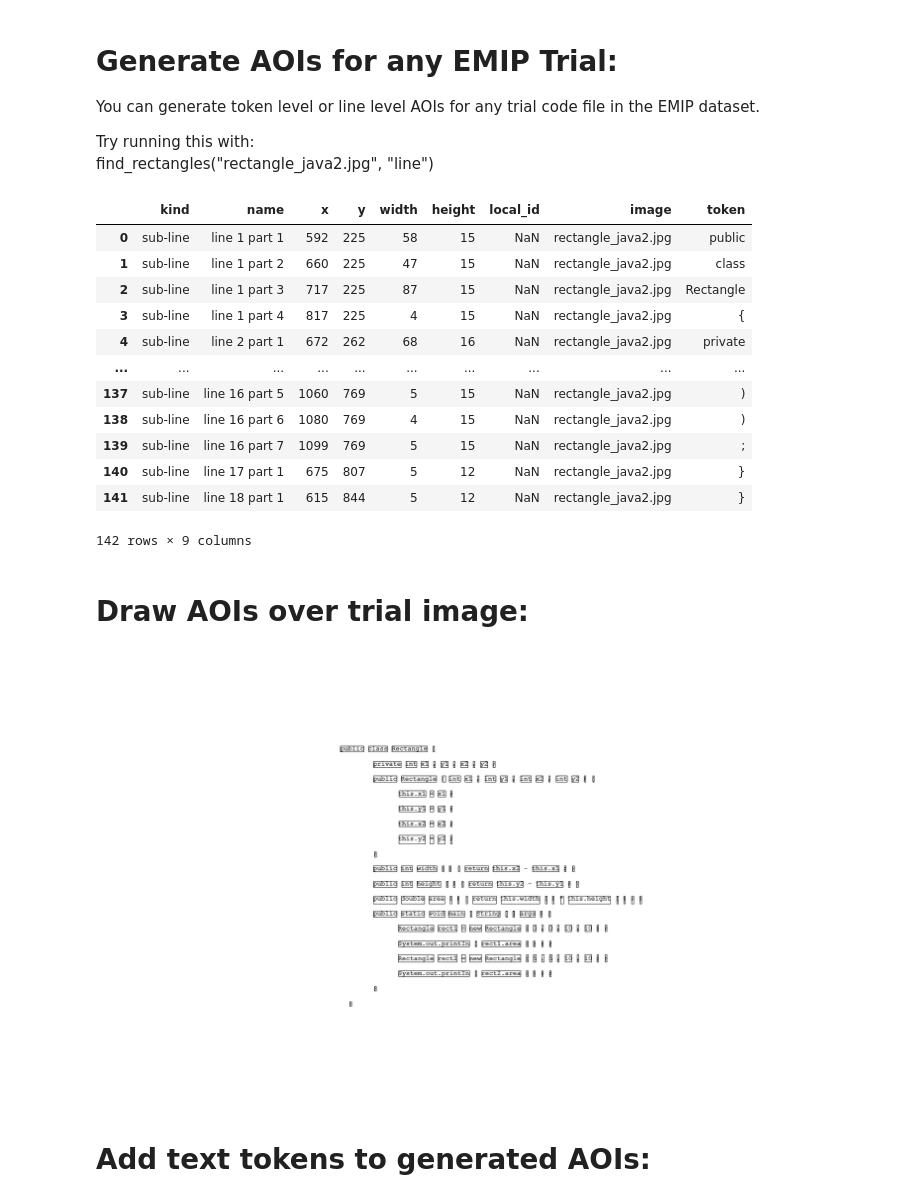
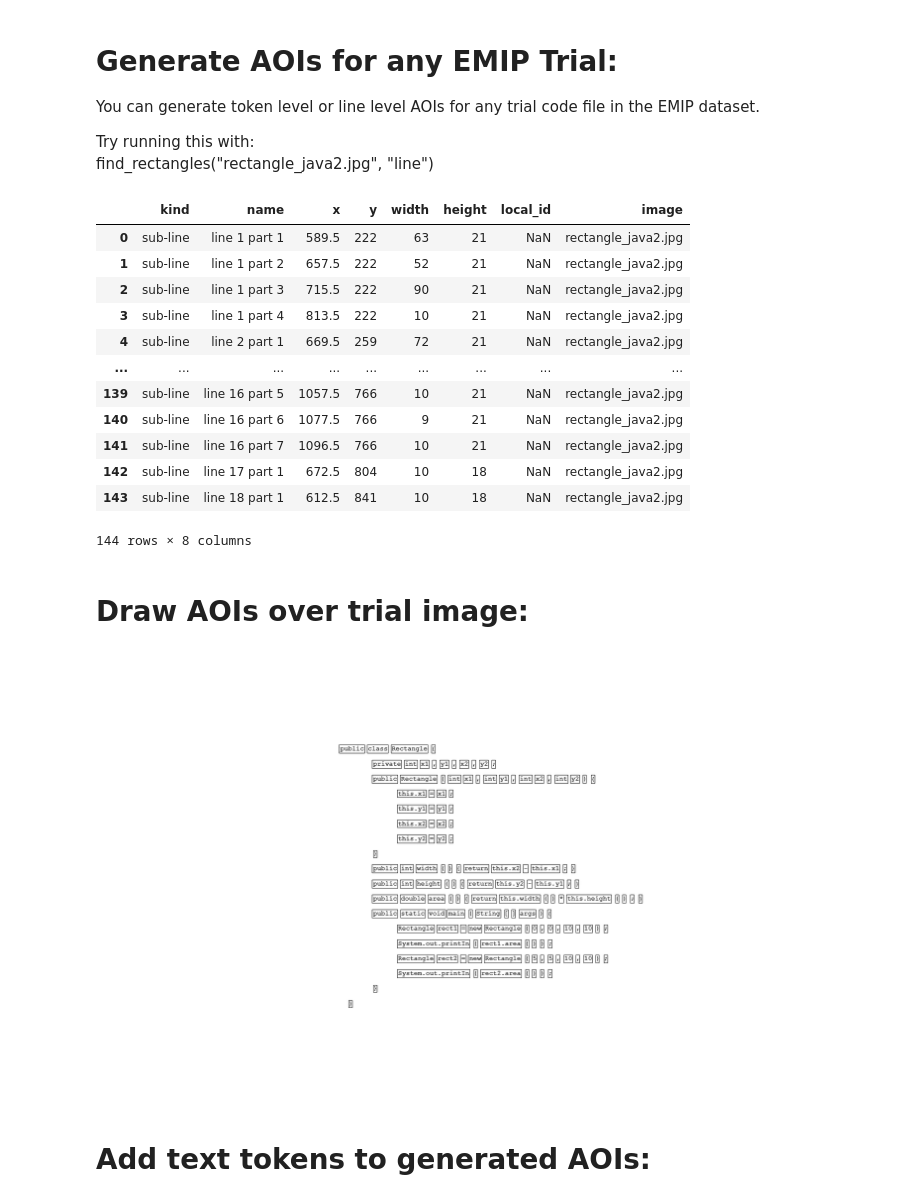
Before and after one commit to nalmadi/EMIP-Toolkit, a Jupyter notebook: EMIP Toolkit Examples.ipynb, the cells around one changed output. Drawn from its saved outputs; the diff is of its cells as text; code cells hidden in the pictures.

Commit message:
fixing a path bugs and updating example notebook

```diff
--- a/EMIP Toolkit Examples.ipynb
+++ b/EMIP Toolkit Examples.ipynb
@@ -136,22 +136,22 @@ You can generate token level or line level AOIs for any trial code file in the E
 Try running this with: <br>
 find_rectangles("rectangle_java2.jpg", "line")
 # %%
-aoi = TK.find_rectangles("rectangle_java2.jpg", "sub-line")
+aoi = TK.find_rectangles(images_path + "rectangle_java2.jpg", "sub-line")
 aoi
 # %% [output]
-|  | kind | name | x | y | width | height | local_id | image | token |
-| 0 | sub-line | line 1 part 1 | 592 | 225 | 58 | 15 | NaN | rectangle_java2.jpg | public |
-| 1 | sub-line | line 1 part 2 | 660 | 225 | 47 | 15 | NaN | rectangle_java2.jpg | class |
-| 2 | sub-line | line 1 part 3 | 717 | 225 | 87 | 15 | NaN | rectangle_java2.jpg | Rectangle |
-| 3 | sub-line | line 1 part 4 | 817 | 225 | 4 | 15 | NaN | rectangle_java2.jpg | { |
-| 4 | sub-line | line 2 part 1 | 672 | 262 | 68 | 16 | NaN | rectangle_java2.jpg | private |
-| ... | ... | ... | ... | ... | ... | ... | ... | ... | ... |
-| 137 | sub-line | line 16 part 5 | 1060 | 769 | 5 | 15 | NaN | rectangle_java2.jpg | ) |
-| 138 | sub-line | line 16 part 6 | 1080 | 769 | 4 | 15 | NaN | rectangle_java2.jpg | ) |
-| 139 | sub-line | line 16 part 7 | 1099 | 769 | 5 | 15 | NaN | rectangle_java2.jpg | ; |
-| 140 | sub-line | line 17 part 1 | 675 | 807 | 5 | 12 | NaN | rectangle_java2.jpg | } |
-| 141 | sub-line | line 18 part 1 | 615 | 844 | 5 | 12 | NaN | rectangle_java2.jpg | } |
+|  | kind | name | x | y | width | height | local_id | image |
+| 0 | sub-line | line 1 part 1 | 589.5 | 222 | 63 | 21 | NaN | rectangle_java2.jpg |
+| 1 | sub-line | line 1 part 2 | 657.5 | 222 | 52 | 21 | NaN | rectangle_java2.jpg |
+| 2 | sub-line | line 1 part 3 | 715.5 | 222 | 90 | 21 | NaN | rectangle_java2.jpg |
+| 3 | sub-line | line 1 part 4 | 813.5 | 222 | 10 | 21 | NaN | rectangle_java2.jpg |
+| 4 | sub-line | line 2 part 1 | 669.5 | 259 | 72 | 21 | NaN | rectangle_java2.jpg |
+| ... | ... | ... | ... | ... | ... | ... | ... | ... |
+| 139 | sub-line | line 16 part 5 | 1057.5 | 766 | 10 | 21 | NaN | rectangle_java2.jpg |
+| 140 | sub-line | line 16 part 6 | 1077.5 | 766 | 9 | 21 | NaN | rectangle_java2.jpg |
+| 141 | sub-line | line 16 part 7 | 1096.5 | 766 | 10 | 21 | NaN | rectangle_java2.jpg |
+| 142 | sub-line | line 17 part 1 | 672.5 | 804 | 10 | 18 | NaN | rectangle_java2.jpg |
+| 143 | sub-line | line 18 part 1 | 612.5 | 841 | 10 | 18 | NaN | rectangle_java2.jpg |
-142 rows × 9 columns
+144 rows × 8 columns
 # %% [markdown]
 # Draw AOIs over trial image:
 # %%
@@ -160,7 +160,7 @@ im = TK.Image.open(images_path + file_name)
 
 TK.draw_rectangles(aoi, im)
 # %% [output]
-[figure, old version]
+[figure, new version]
 # %% [markdown]
 # Add text tokens to generated AOIs:
 # %%
```
Also changed, not shown: parts of 3 cells of this notebook, 1 other file.
